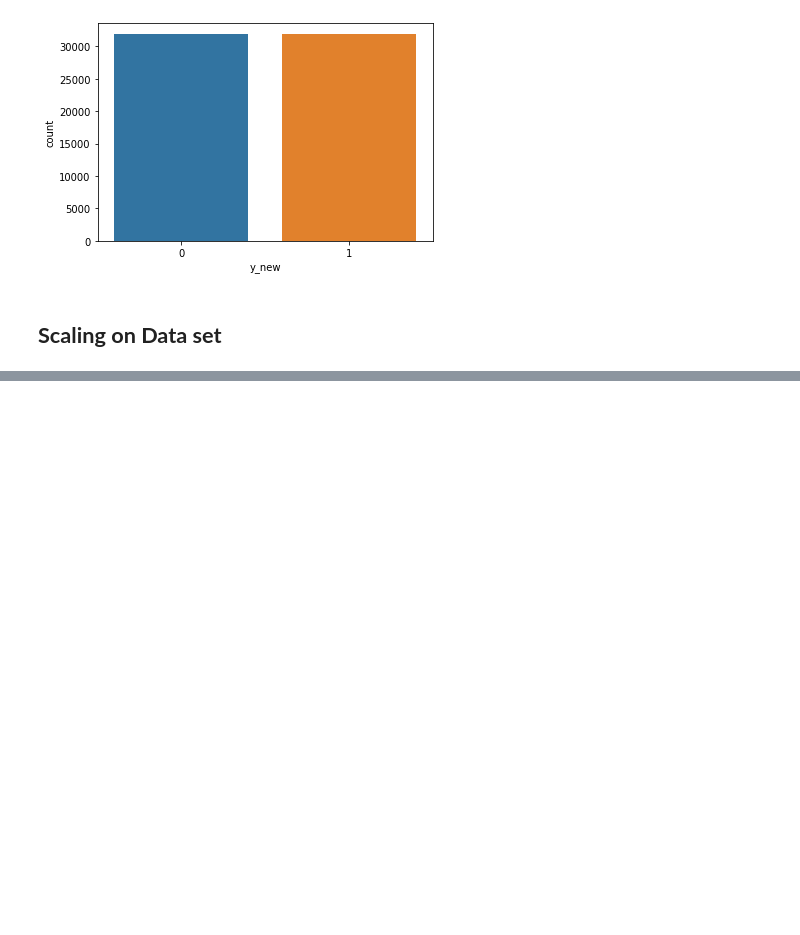
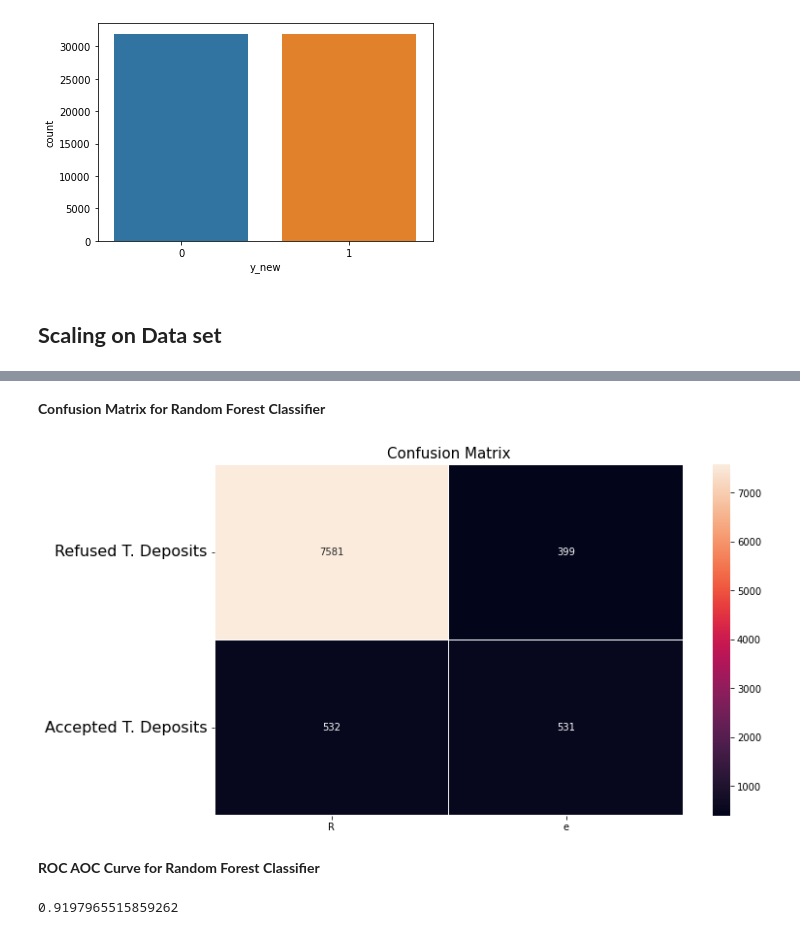
Before and after one commit to YashwantRaul/Supervised-ML-Classification, a Jupyter notebook: Bank_Marketing_Effectiveness_Prediction_Capstone_Project.ipynb, the cells around one changed output, grey strips where cells are left out. Cells and saved outputs as stored; diff of their text form; code cells hidden in the pictures; blank space fills up the shorter version.

```diff
--- a/Bank_Marketing_Effectiveness_Prediction_Capstone_Project.ipynb
+++ b/Bank_Marketing_Effectiveness_Prediction_Capstone_Project.ipynb
@@ -617,0 +673,13 @@ X_test = scaler.transform(X_test)
+# %%
+from sklearn.ensemble import RandomForestClassifier
+
+rf_clf = RandomForestClassifier()
+
+rf_clf.fit(X_train_sm, y_train_sm)
+
+rf_prediction = rf_clf.predict(X_test)
+rf_accuracy = accuracy_score(y_test,rf_prediction)
+
+print("Training accuracy Score    : ",rf_clf.score(X_train_sm, y_train_sm))
+print("Testing accuracy Score : ",rf_accuracy )
+print(classification_report(rf_prediction,y_test))
@@ -617,0 +697,19 @@ X_test = scaler.transform(X_test)
+# %% [markdown]
+**Confusion Matrix for Random Forest Classifier**
+# %%
+#confusion matrix
+from sklearn.metrics import confusion_matrix
+
+conf_matrix = confusion_matrix(y_test,rf_prediction)
+f, ax = plt.subplots(figsize=(10, 6))
+sns.heatmap(conf_matrix, annot=True, fmt="d", linewidths=.5, ax=ax)
+plt.title("Confusion Matrix", fontsize=15)
+plt.subplots_adjust(left=0.15, right=0.99, bottom=0.15, top=0.99)
+ax.set_yticks(np.arange(conf_matrix.shape[0]) + 0.5, minor=False)
+ax.set_xticklabels("Refused T. Deposits', 'Accepted T. Deposits")
+ax.set_yticklabels(['Refused T. Deposits', 'Accepted T. Deposits'], fontsize=16, rotation=360)
+plt.show()
+# %% [output]
+[figure, added]
+# %% [markdown]
+**ROC AOC Curve for Random Forest Classifier**
@@ -617,0 +718,5 @@ X_test = scaler.transform(X_test)
+# %%
+roc_socre=roc_auc_score(y_test, rf_clf_probability)
+roc_socre
+# %% [output]
+0.9197965515859262
```
Also changed, not shown: parts of 53 cells of this notebook.
